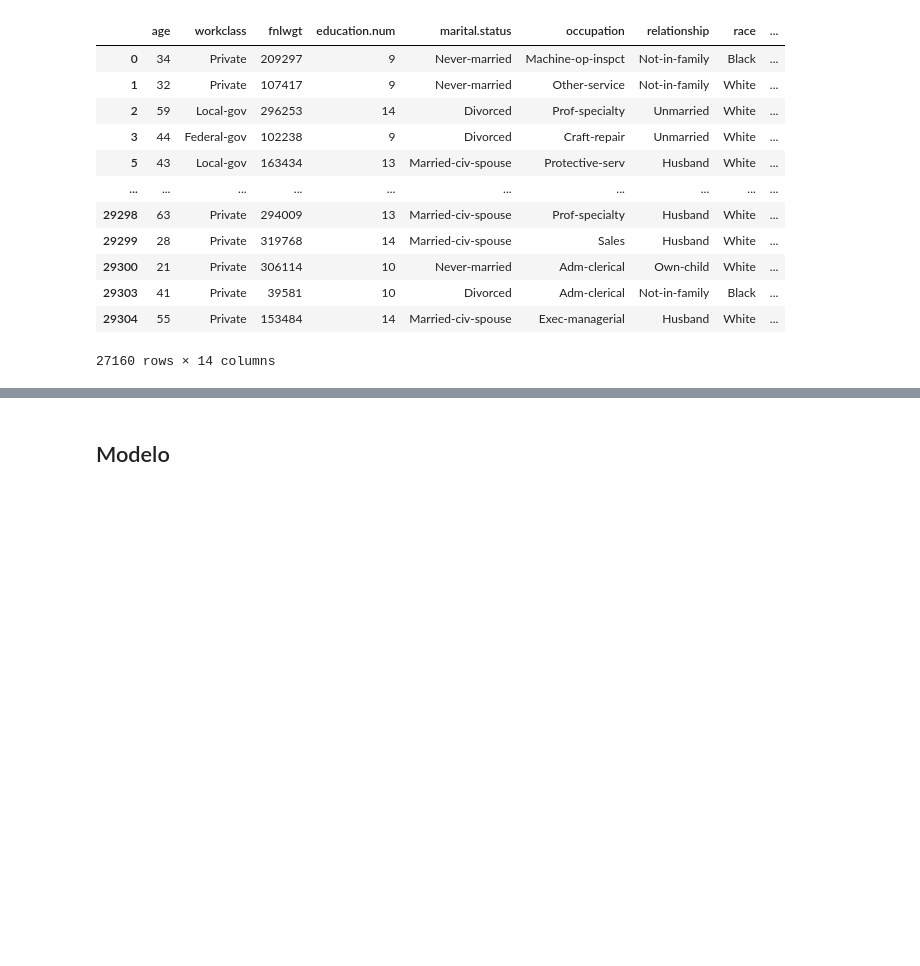
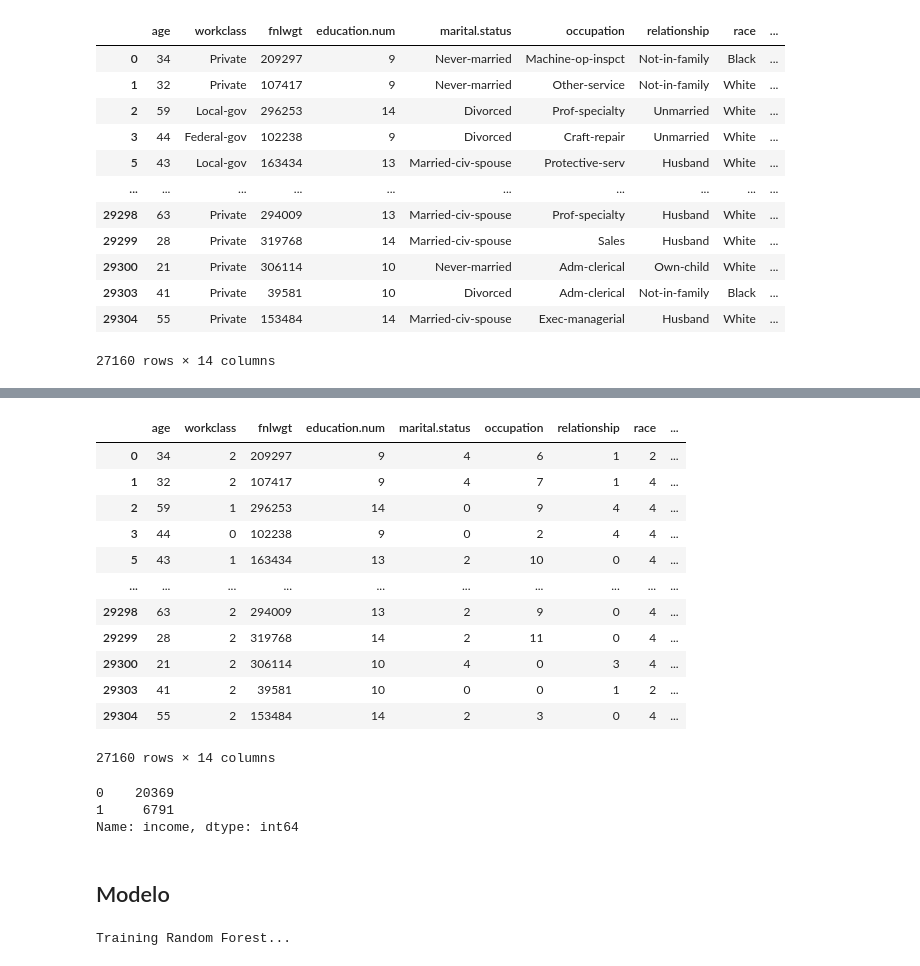
Before and after one commit to caporti/NTT, a Jupyter notebook: Main.ipynb, the cells around one changed output, grey strips where cells are left out. Saved outputs shown, nothing was run; the diff lists cells and outputs as text; code cells hidden in the pictures; blank space fills up the shorter version.

```diff
--- a/Main.ipynb
+++ b/Main.ipynb
@@ -106,0 +106,15 @@ dtype: int64
+# %%
+from sklearn.preprocessing import LabelEncoder
+
+# Lista de columnas a codificar
+columnas_categoricas = [
+    "workclass", "marital.status", "occupation", "relationship",
+    "race", "sex", "native.country", "income"
+]
+
+for col in columnas_categoricas:
+    le = LabelEncoder()
+    df[col] = le.fit_transform(df[col])  # Transforma la columna# Guarda el encoder por si se necesita revertir después
+
+# Ver los primeros registros transformados
+print(df.head())
@@ -107,3 +159,25 @@ dtype: int64
+# %%
+df
+# %% [output]
+|  | age | workclass | fnlwgt | education.num | marital.status | occupation | relationship | race | ... |
+| 0 | 34 | 2 | 209297 | 9 | 4 | 6 | 1 | 2 | ... |
+| 1 | 32 | 2 | 107417 | 9 | 4 | 7 | 1 | 4 | ... |
+| 2 | 59 | 1 | 296253 | 14 | 0 | 9 | 4 | 4 | ... |
+| 3 | 44 | 0 | 102238 | 9 | 0 | 2 | 4 | 4 | ... |
+| 5 | 43 | 1 | 163434 | 13 | 2 | 10 | 0 | 4 | ... |
+| ... | ... | ... | ... | ... | ... | ... | ... | ... | ... |
+| 29298 | 63 | 2 | 294009 | 13 | 2 | 9 | 0 | 4 | ... |
+| 29299 | 28 | 2 | 319768 | 14 | 2 | 11 | 0 | 4 | ... |
+| 29300 | 21 | 2 | 306114 | 10 | 4 | 0 | 3 | 4 | ... |
+| 29303 | 41 | 2 | 39581 | 10 | 0 | 0 | 1 | 2 | ... |
+| 29304 | 55 | 2 | 153484 | 14 | 2 | 3 | 0 | 4 | ... |
+27160 rows × 14 columns
+# %%
+df["income"].value_counts()
+# %% [output]
+0    20369
+1     6791
+Name: income, dtype: int64
 # %% [markdown]
 ## Modelo
 # %%
@@ -194,3 +253,7 @@ def train_and_evaluate_models(df, target_column, excluded_columns):
     # Convertir resultados a DataFrame
     results_df = pd.DataFrame(results)
     return results_df
+# %%
+results_df = train_and_evaluate_models(df)
+# %% [output]
+Training Random Forest...
```
Also changed, not shown: parts of 7 cells of this notebook.
